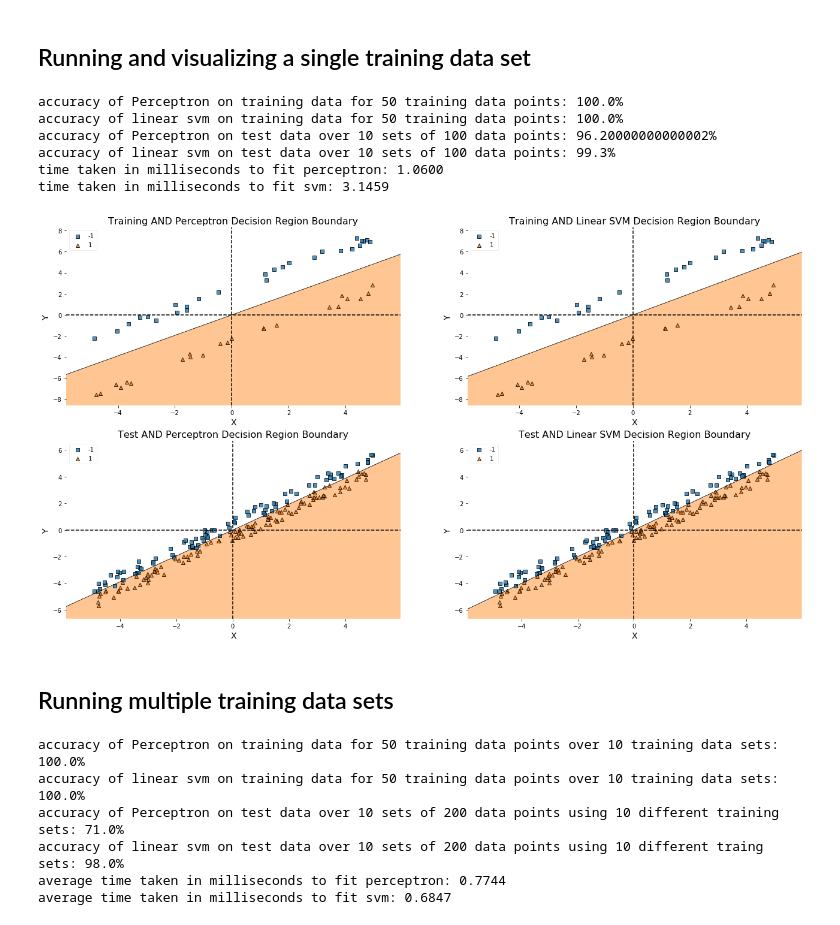
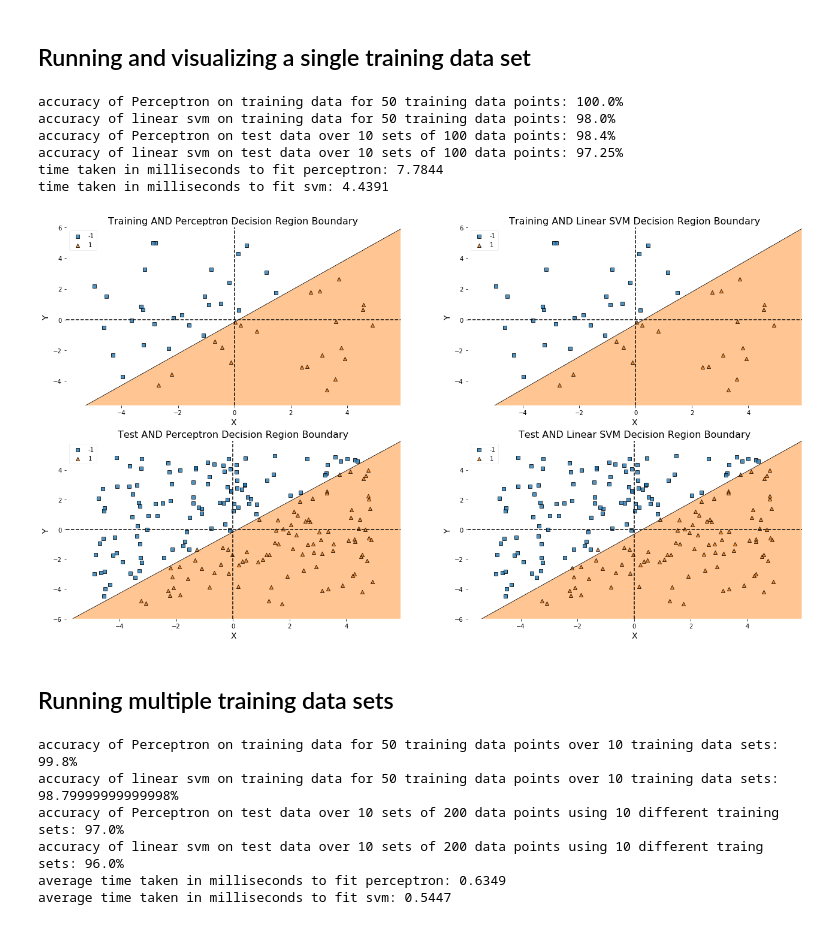
Before and after one commit to akkamin/ics435-svm, a Jupyter notebook: perceptron_vs_linsvm.ipynb, the cells around one changed output. Cells and saved outputs as stored; diff of their text form; code cells hidden in the pictures.

```diff
--- a/perceptron_vs_linsvm.ipynb
+++ b/perceptron_vs_linsvm.ipynb
@@ -303,18 +303,18 @@ def multiple_iterations(traing_sets, training_samples, test_sets, test_samples,
 # %%
 #single_iteration(training_samples, test_sets, test_samples, training_type, test_type)
 #number of test_sets specified will be done for each training set
 #training_types: opp, uniform, lin,lin2
 #test_types: uniform, gauss, lin
 
-single_iteration(50,10,200, 'lin2', 'lin')
+single_iteration(50,10,200, 'uniform', 'uniform')
 # %% [output]
 accuracy of Perceptron on training data for 50 training data points: 100.0%
-accuracy of linear svm on training data for 50 training data points: 100.0%
-accuracy of Perceptron on test data over 10 sets of 100 data points: 96.20000000000002%
-accuracy of linear svm on test data over 10 sets of 100 data points: 99.3%
-time taken in milliseconds to fit perceptron: 1.0600
-time taken in milliseconds to fit svm: 3.1459
+accuracy of linear svm on training data for 50 training data points: 98.0%
+accuracy of Perceptron on test data over 10 sets of 100 data points: 98.4%
+accuracy of linear svm on test data over 10 sets of 100 data points: 97.25%
+time taken in milliseconds to fit perceptron: 7.7844
+time taken in milliseconds to fit svm: 4.4391
-[figure, old version]
+[figure, new version]
 # %% [markdown]
 ## Running multiple training data sets
 # %%
@@ -322,11 +322,11 @@ time taken in milliseconds to fit svm: 3.1459
 #number of test_sets specified will be done for each training set
 #training_types: opp, uniform, lin, lin2
 #test_types: uniform, gauss, lin, lin2
-multiple_iterations(10,50,10,200, 'lin2', 'lin')
+multiple_iterations(10,50,10,200, 'uniform', 'uniform')
 # %% [output]
-accuracy of Perceptron on training data for 50 training data points over 10 training data sets: 100.0%
-accuracy of linear svm on training data for 50 training data points over 10 training data sets: 100.0%
-accuracy of Perceptron on test data over 10 sets of 200 data points using 10 different training sets: 71.0%
-accuracy of linear svm on test data over 10 sets of 200 data points using 10 different traing sets: 98.0%
-average time taken in milliseconds to fit perceptron: 0.7744
-average time taken in milliseconds to fit svm: 0.6847
+accuracy of Perceptron on training data for 50 training data points over 10 training data sets: 99.8%
+accuracy of linear svm on training data for 50 training data points over 10 training data sets: 98.79999999999998%
+accuracy of Perceptron on test data over 10 sets of 200 data points using 10 different training sets: 97.0%
+accuracy of linear svm on test data over 10 sets of 200 data points using 10 different traing sets: 96.0%
+average time taken in milliseconds to fit perceptron: 0.6349
+average time taken in milliseconds to fit svm: 0.5447
```
